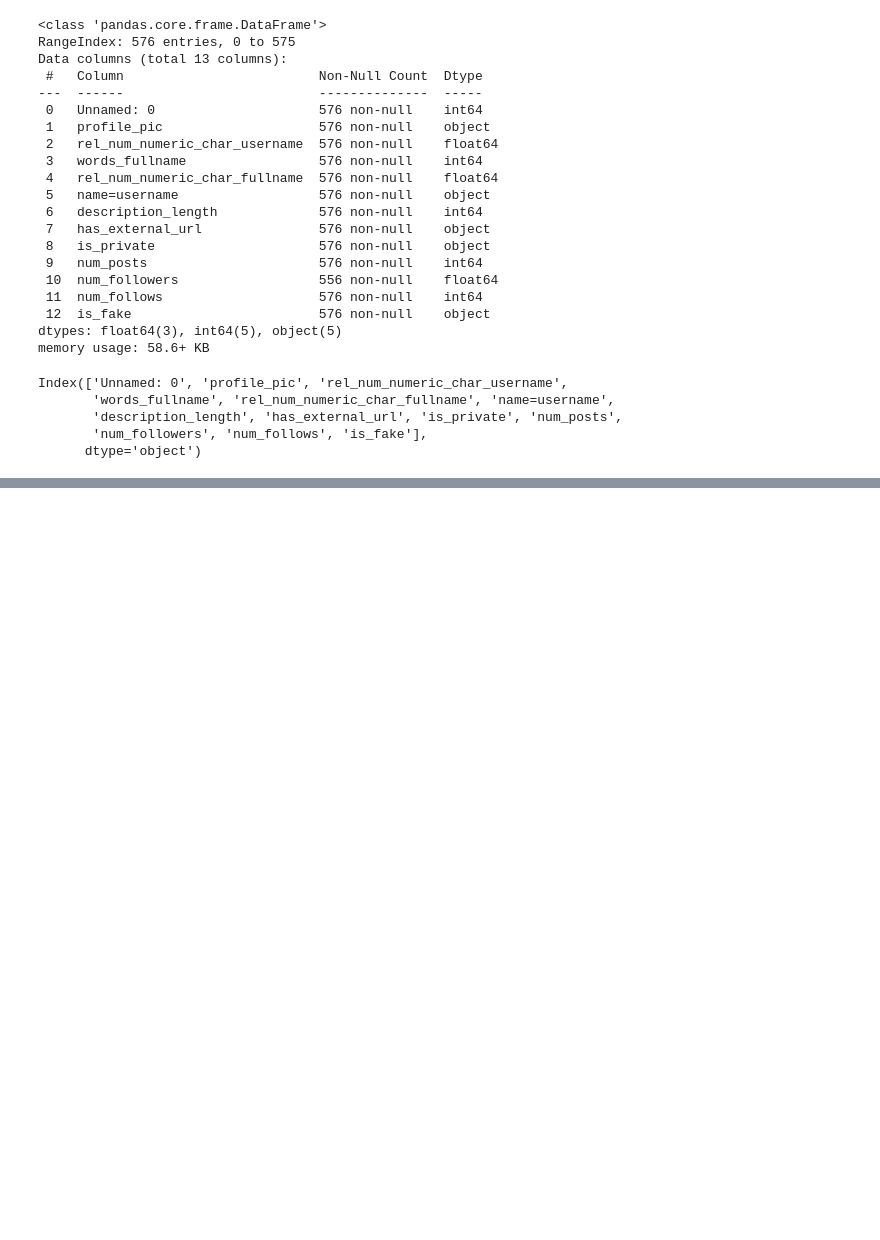
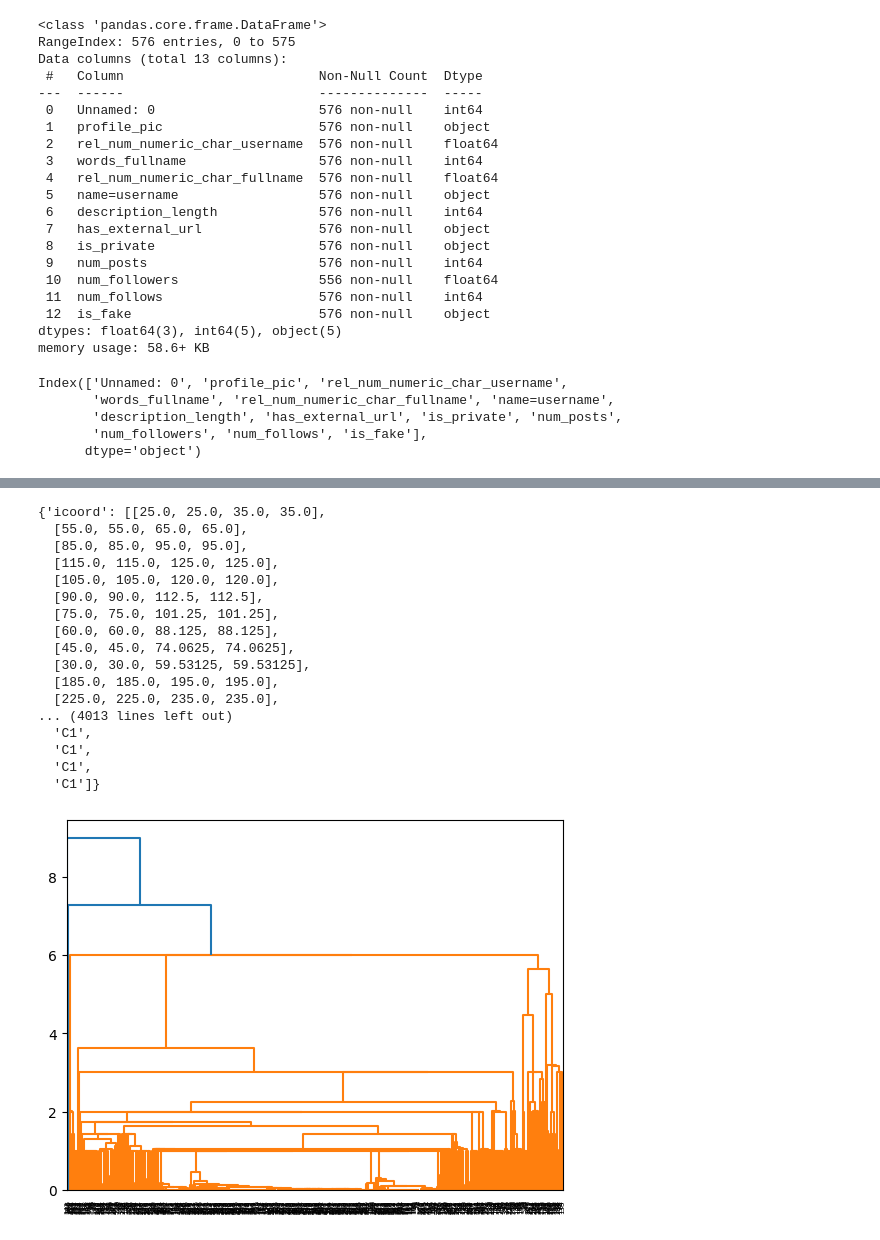
Before and after one commit to lisakleinrubatscher/data-science-SS25, a Jupyter notebook: code/lektion_02b.ipynb, the cells around one changed output, grey strips where cells are left out. Cells and saved outputs as stored; diff of their text form; code cells hidden in the pictures; blank space fills up the shorter version.

```diff
--- a/code/lektion_02b.ipynb
+++ b/code/lektion_02b.ipynb
@@ -47,0 +144,4 @@ Index(['Unnamed: 0', 'profile_pic', 'rel_num_numeric_char_username',
+# %%
+hierarchical_engine = AgglomerativeClustering(n_clusters=2)
+
+hierarchical_engine.fit_predict(X)
@@ -47,0 +181,23 @@ Index(['Unnamed: 0', 'profile_pic', 'rel_num_numeric_char_username',
+# %%
+Z = hierarchy.linkage(X)
+# %%
+hierarchy.dendrogram(Z)
+# %% [output]
+{'icoord': [[25.0, 25.0, 35.0, 35.0],
+  [55.0, 55.0, 65.0, 65.0],
+  [85.0, 85.0, 95.0, 95.0],
+  [115.0, 115.0, 125.0, 125.0],
+  [105.0, 105.0, 120.0, 120.0],
+  [90.0, 90.0, 112.5, 112.5],
+  [75.0, 75.0, 101.25, 101.25],
+  [60.0, 60.0, 88.125, 88.125],
+  [45.0, 45.0, 74.0625, 74.0625],
+  [30.0, 30.0, 59.53125, 59.53125],
+  [185.0, 185.0, 195.0, 195.0],
+  [225.0, 225.0, 235.0, 235.0],
+... (4013 lines left out)
+  'C1',
+  'C1',
+  'C1',
+  'C1']}
+[figure, added]
```
Also changed, not shown: parts of 16 cells of this notebook.
